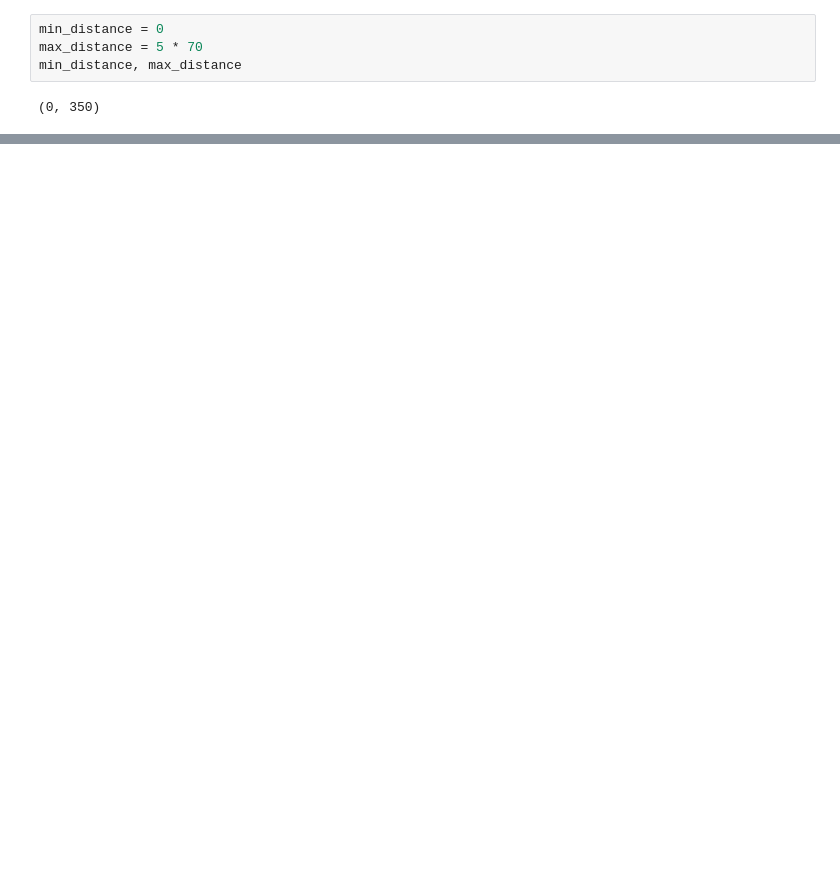
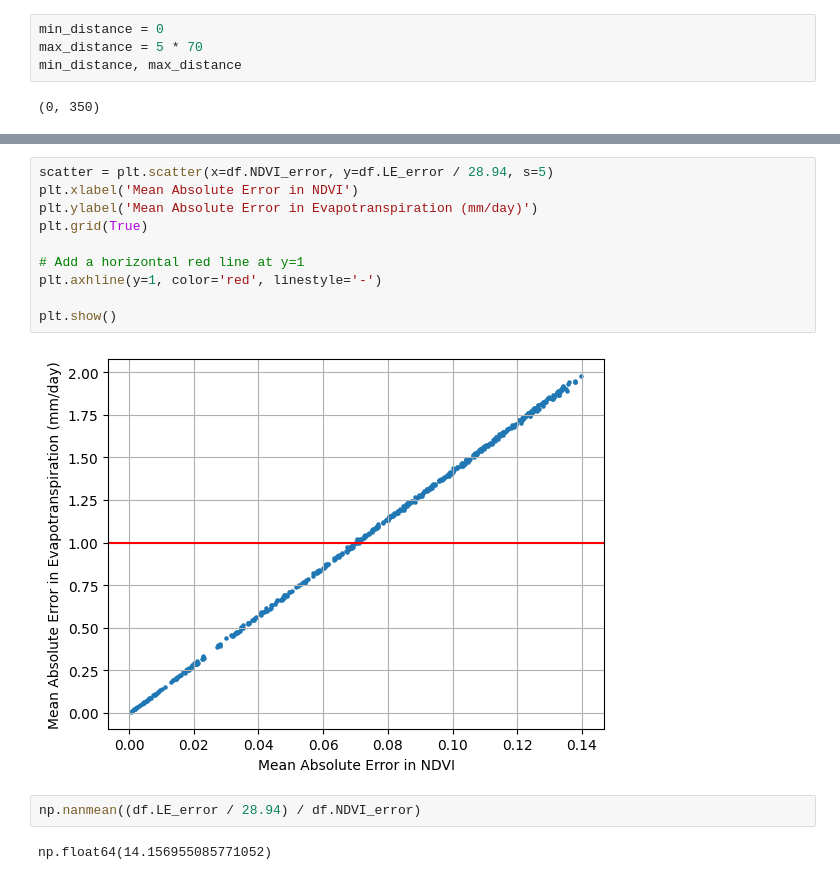
Before and after one commit to JPL-Evapotranspiration-Algorithms/PT-JPL, a Jupyter notebook: Geolocation Sensitivity.ipynb, the cells around one changed output, grey strips where cells are left out. Drawn from its saved outputs; the diff is of its cells as text; blank space fills up the shorter version.

```diff
--- a/Geolocation Sensitivity.ipynb
+++ b/Geolocation Sensitivity.ipynb
@@ -363,0 +420,16 @@ plt.show()
+# %%
+scatter = plt.scatter(x=df.NDVI_error, y=df.LE_error / 28.94, s=5)
+plt.xlabel('Mean Absolute Error in NDVI')
+plt.ylabel('Mean Absolute Error in Evapotranspiration (mm/day)')
+plt.grid(True)
+
+# Add a horizontal red line at y=1
+plt.axhline(y=1, color='red', linestyle='-')
+
+plt.show()
+# %% [output]
+[figure, added]
+# %%
+np.nanmean((df.LE_error / 28.94) / df.NDVI_error)
+# %% [output]
+np.float64(14.156955085771052)
```
Also changed, not shown: parts of 8 cells of this notebook, 2 other files.
